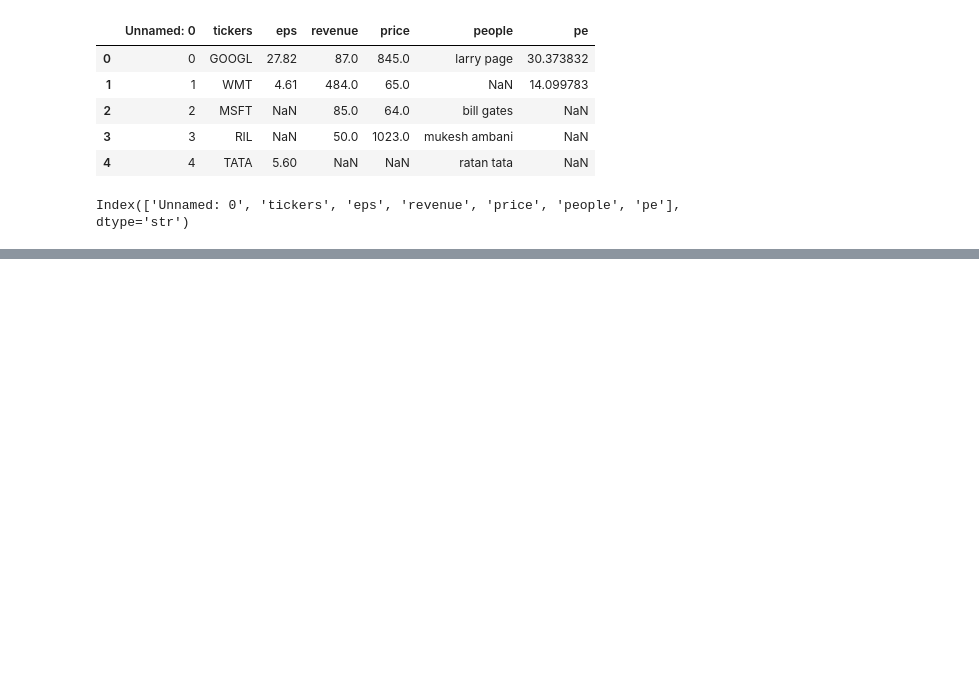
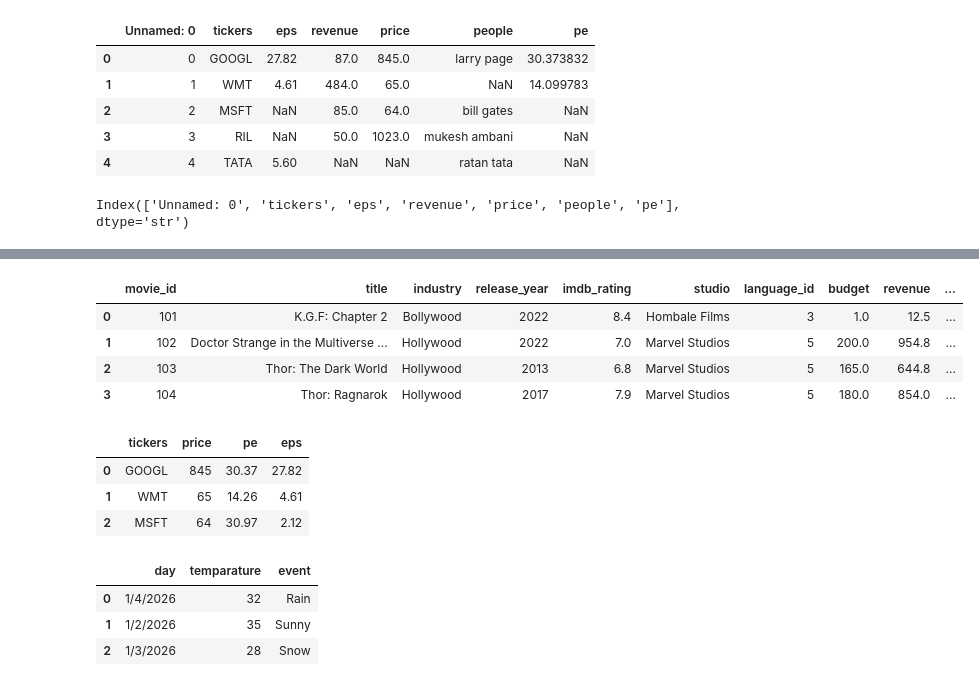
Before and after one commit to ChandraMouli2727/Rough, a Jupyter notebook: Pandas/Py_3_Read_write_Excel_CSV.ipynb, the cells around one changed output, grey strips where cells are left out. Drawn from its saved outputs; the diff is of its cells as text; code cells hidden in the pictures; blank space fills up the shorter version.

```diff
--- a/Pandas/Py_3_Read_write_Excel_CSV.ipynb
+++ b/Pandas/Py_3_Read_write_Excel_CSV.ipynb
@@ -116,0 +158,4 @@ df
+# %%
+#Excel Files
+df_movies = pd.read_excel("C:\\Users\\Chandra Mouli\\Desktop\\Ai_Eng\\CSV_Files\\movies_db.xlsx","movies")
+df_movies.head(4)
@@ -116,0 +177,10 @@ df
+# %%
+def standardize_currency(curr):
+     if curr == "$$" or curr == "Dollars":
+         return "USD"
+     return curr
+df_finicials = pd.read_excel("C:\\Users\\Chandra Mouli\\Desktop\\Ai_Eng\\CSV_Files\\movies_db.xlsx","financials",converters = {
+  'currency':standardize_currency
+
+})
+df_finicials.head(5) #use google to get ideas about conversions
@@ -116,0 +194,9 @@ df
+# %%
+df_merged = pd.merge(df_movies,df_finicials,on = "movie_id")
+df_merged.head(4)
+# %% [output]
+|  | movie_id | title | industry | release_year | imdb_rating | studio | language_id | budget | revenue | ... |
+| 0 | 101 | K.G.F: Chapter 2 | Bollywood | 2022 | 8.4 | Hombale Films | 3 | 1.0 | 12.5 | ... |
+| 1 | 102 | Doctor Strange in the Multiverse ... | Hollywood | 2022 | 7.0 | Marvel Studios | 5 | 200.0 | 954.8 | ... |
+| 2 | 103 | Thor: The Dark World | Hollywood | 2013 | 6.8 | Marvel Studios | 5 | 165.0 | 644.8 | ... |
+| 3 | 104 | Thor: Ragnarok | Hollywood | 2017 | 7.9 | Marvel Studios | 5 | 180.0 | 854.0 | ... |
@@ -116,0 +205,25 @@ df
+# %%
+df_stocks = pd.DataFrame({
+  'tickers' : ['GOOGL','WMT','MSFT'],
+  'price' : [845,65,64],
+   'pe' : [30.37,14.26,30.97],
+   'eps' : [27.82,4.61,2.12]
+})
+df_stocks
+# %% [output]
+|  | tickers | price | pe | eps |
+| 0 | GOOGL | 845 | 30.37 | 27.82 |
+| 1 | WMT | 65 | 14.26 | 4.61 |
+| 2 | MSFT | 64 | 30.97 | 2.12 |
+# %%
+df_weather = pd.DataFrame({
+  'day' : ['1/4/2026','1/2/2026','1/3/2026'],
+  'temparature' : [32,35,28],
+  'event' : ['Rain','Sunny','Snow']
+})
+df_weather
+# %% [output]
+|  | day | temparature | event |
+| 0 | 1/4/2026 | 32 | Rain |
+| 1 | 1/2/2026 | 35 | Sunny |
+| 2 | 1/3/2026 | 28 | Snow |
```
Also changed, not shown: parts of 11 cells of this notebook, 8 other files.
